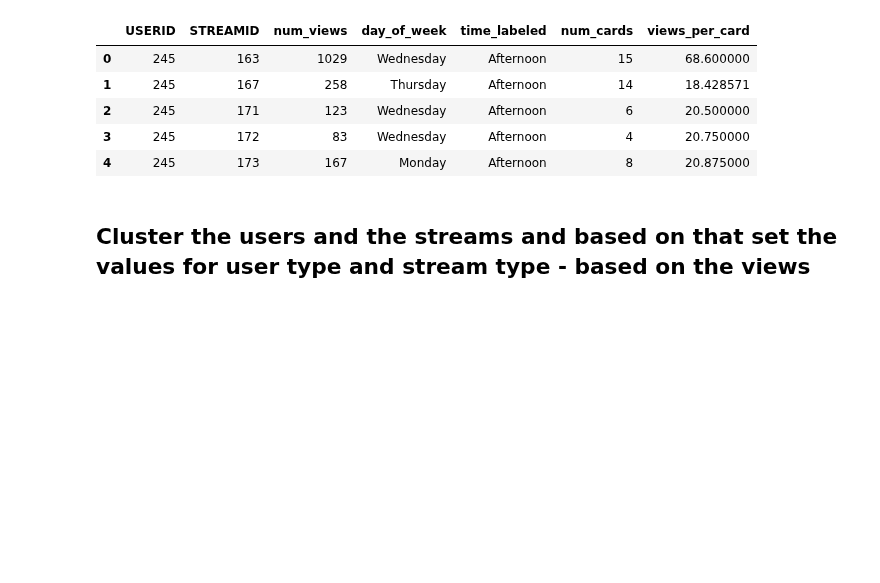
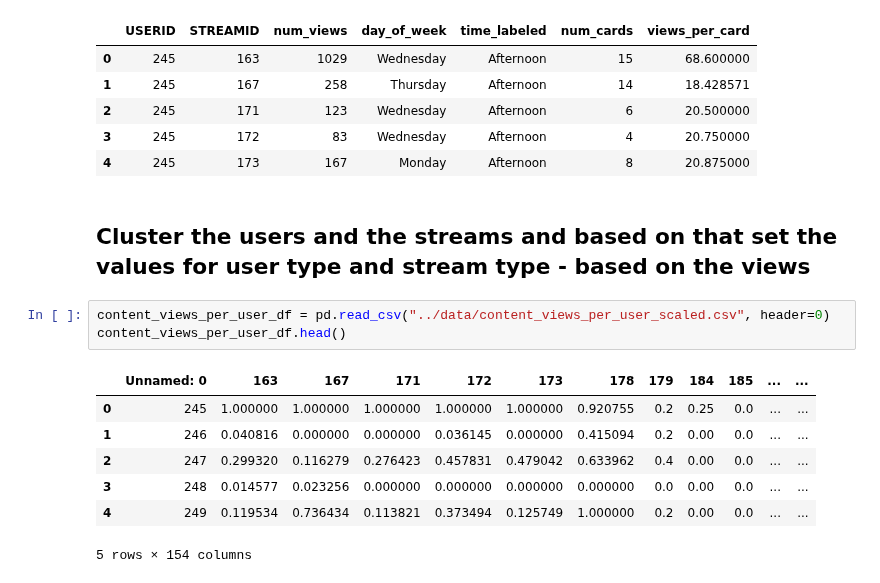
Before and after one commit to ace-racer/ContextualRecommender, a Jupyter notebook: hybird_recommender/exploration/Process Stream views.ipynb, the cells around one changed output. Drawn from its saved outputs; the diff is of its cells as text; blank space fills up the shorter version.

```diff
--- a/hybird_recommender/exploration/Process Stream views.ipynb
+++ b/hybird_recommender/exploration/Process Stream views.ipynb
@@ -35,3 +35,14 @@ stream_views_df.head()
 | 4 | 245 | 173 | 167 | Monday | Afternoon | 8 | 20.875000 |
 # %% [markdown]
 ## Cluster  the users and the streams and based on that set the values for user type and stream type - based on the views
+# %%
+content_views_per_user_df = pd.read_csv("../data/content_views_per_user_scaled.csv", header=0)
+content_views_per_user_df.head()
+# %% [output]
+|  | Unnamed: 0 | 163 | 167 | 171 | 172 | 173 | 178 | 179 | 184 | 185 | ... | ... |
+| 0 | 245 | 1.000000 | 1.000000 | 1.000000 | 1.000000 | 1.000000 | 0.920755 | 0.2 | 0.25 | 0.0 | ... | ... |
+| 1 | 246 | 0.040816 | 0.000000 | 0.000000 | 0.036145 | 0.000000 | 0.415094 | 0.2 | 0.00 | 0.0 | ... | ... |
+| 2 | 247 | 0.299320 | 0.116279 | 0.276423 | 0.457831 | 0.479042 | 0.633962 | 0.4 | 0.00 | 0.0 | ... | ... |
+| 3 | 248 | 0.014577 | 0.023256 | 0.000000 | 0.000000 | 0.000000 | 0.000000 | 0.0 | 0.00 | 0.0 | ... | ... |
+| 4 | 249 | 0.119534 | 0.736434 | 0.113821 | 0.373494 | 0.125749 | 1.000000 | 0.2 | 0.00 | 0.0 | ... | ... |
+5 rows × 154 columns
```
Also changed, not shown: parts of 15 cells of this notebook.
